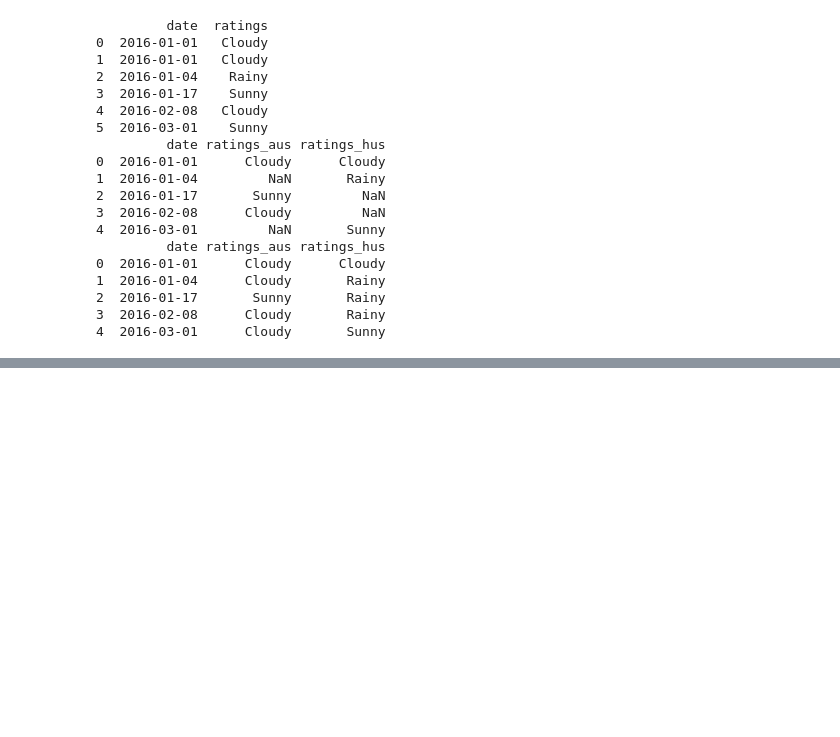
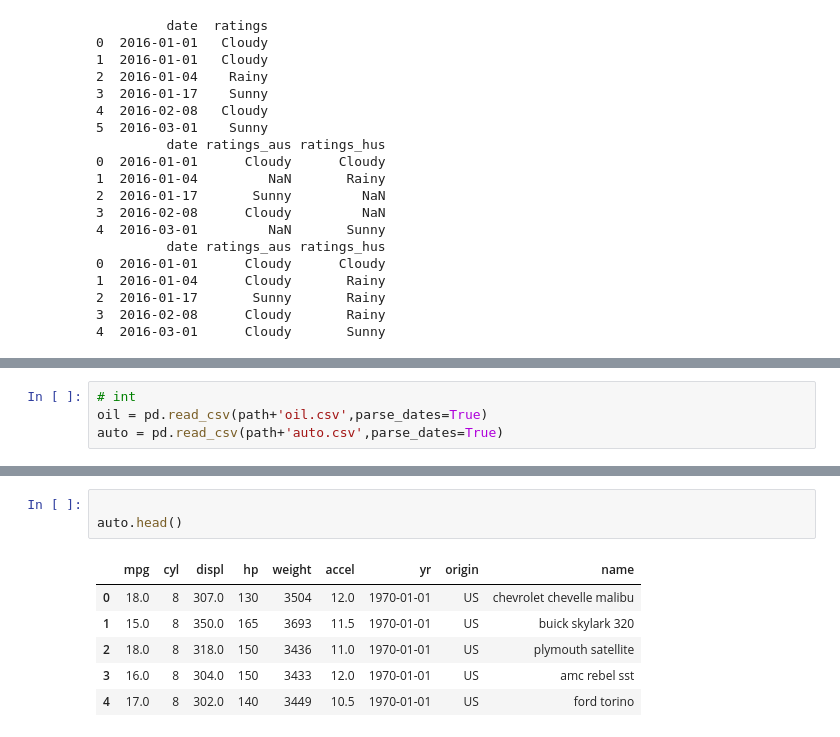
Before and after one commit to cyrsis/TensorflowPY36CPU, a Jupyter notebook: _1_PythonBasic/Pandas/MergingDataFramePandas.ipynb, the cells around one changed output, grey strips where cells are left out. Saved outputs shown, nothing was run; the diff lists cells and outputs as text; blank space fills up the shorter version.

```diff
--- a/_1_PythonBasic/Pandas/MergingDataFramePandas.ipynb
+++ b/_1_PythonBasic/Pandas/MergingDataFramePandas.ipynb
@@ -1304,0 +1330,4 @@ print(tx_weather_ffill)
+# %%
+# int
+oil = pd.read_csv(path+'oil.csv',parse_dates=True)
+auto = pd.read_csv(path+'auto.csv',parse_dates=True)
@@ -1304,0 +1344,10 @@ print(tx_weather_ffill)
+# %%
+
+auto.head()
+# %% [output]
+|  | mpg | cyl | displ | hp | weight | accel | yr | origin | name |
+| 0 | 18.0 | 8 | 307.0 | 130 | 3504 | 12.0 | 1970-01-01 | US | chevrolet chevelle malibu |
+| 1 | 15.0 | 8 | 350.0 | 165 | 3693 | 11.5 | 1970-01-01 | US | buick skylark 320 |
+| 2 | 18.0 | 8 | 318.0 | 150 | 3436 | 11.0 | 1970-01-01 | US | plymouth satellite |
+| 3 | 16.0 | 8 | 304.0 | 150 | 3433 | 12.0 | 1970-01-01 | US | amc rebel sst |
+| 4 | 17.0 | 8 | 302.0 | 140 | 3449 | 10.5 | 1970-01-01 | US | ford torino |
```
Also changed, not shown: parts of 18 cells of this notebook, 4 other files.
